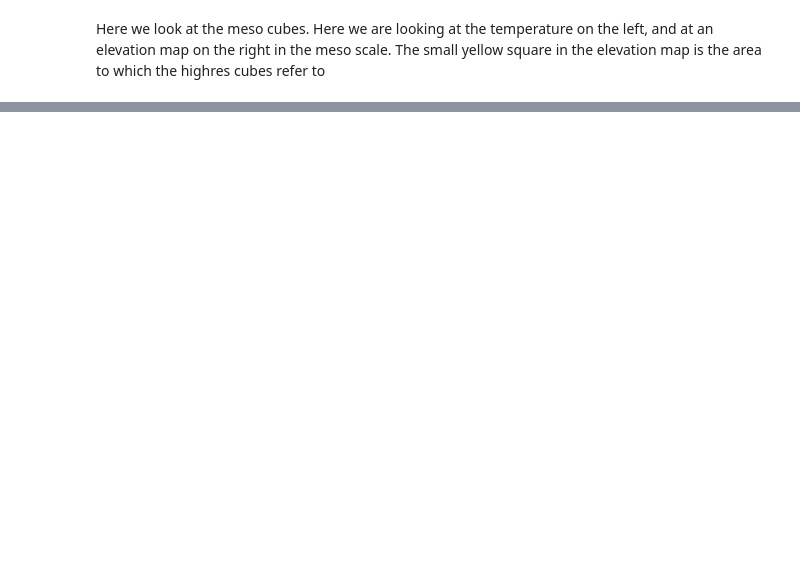
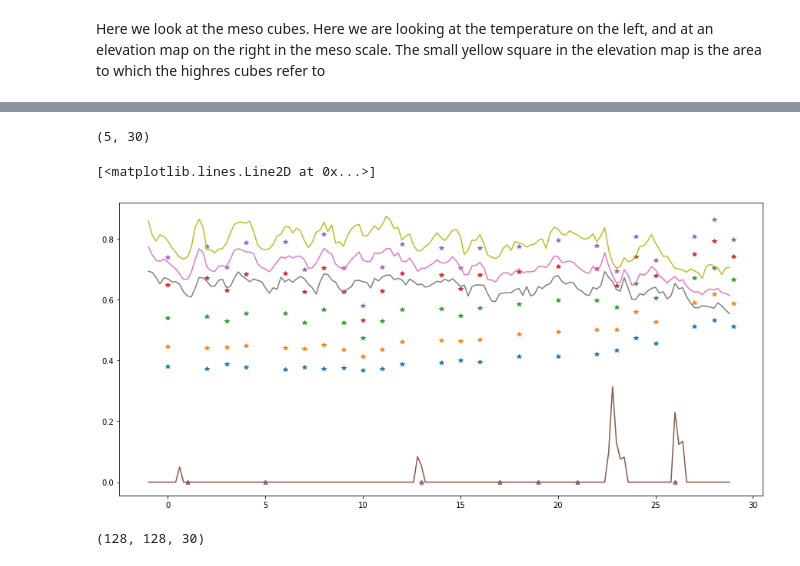
Before and after one commit to rudolfwilliam/satellite_image_forecasting, a Jupyter notebook: demos/data_observation_demo.ipynb, the cells around one changed output, grey strips where cells are left out. Cells and saved outputs as stored; diff of their text form; code cells hidden in the pictures; blank space fills up the shorter version.

```diff
--- a/demos/data_observation_demo.ipynb
+++ b/demos/data_observation_demo.ipynb
@@ -144,0 +127,16 @@ plt.show()
+# %%
+q = np.quantile(ndvi, [0.1,0.25,0.5,0.75,0.9], axis = (0,1))
+print(q.shape)
+plt.plot(q[0],'*')
+plt.plot(q[1],'*')
+plt.plot(q[2],'*')
+plt.plot(q[3],'*')
+plt.plot(q[4],'*')
+plt.plot(np.arange(150)/5 -1, md[40,40,0,:])
+plt.plot(np.arange(150)/5 -1, md[40,40,2,:])
+plt.plot(np.arange(150)/5 -1, md[40,40,3,:])
+plt.plot(np.arange(150)/5 -1, md[40,40,4,:])
+# %% [output]
+(5, 30)
+[<matplotlib.lines.Line2D at 0x...>]
+[figure, added]
@@ -144,0 +146,4 @@ plt.show()
+# %%
+np.repeat(vag_mask.prod(axis=2)[...,np.newaxis], 30, axis=-1).shape
+# %% [output]
+(128, 128, 30)
```
Also changed, not shown: parts of 10 cells of this notebook, 3 other files.
